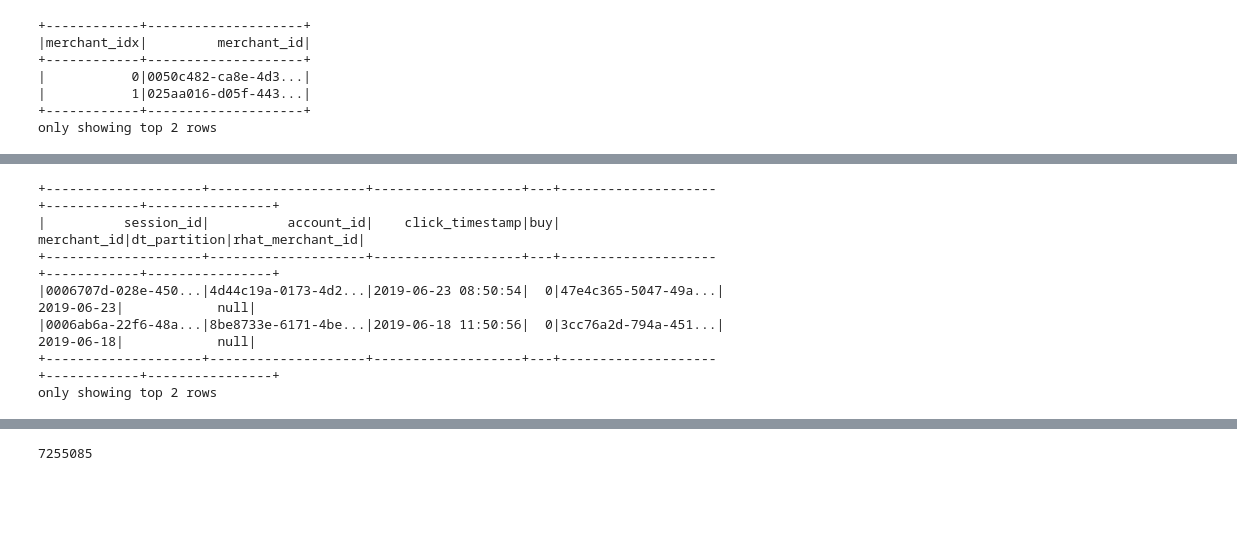
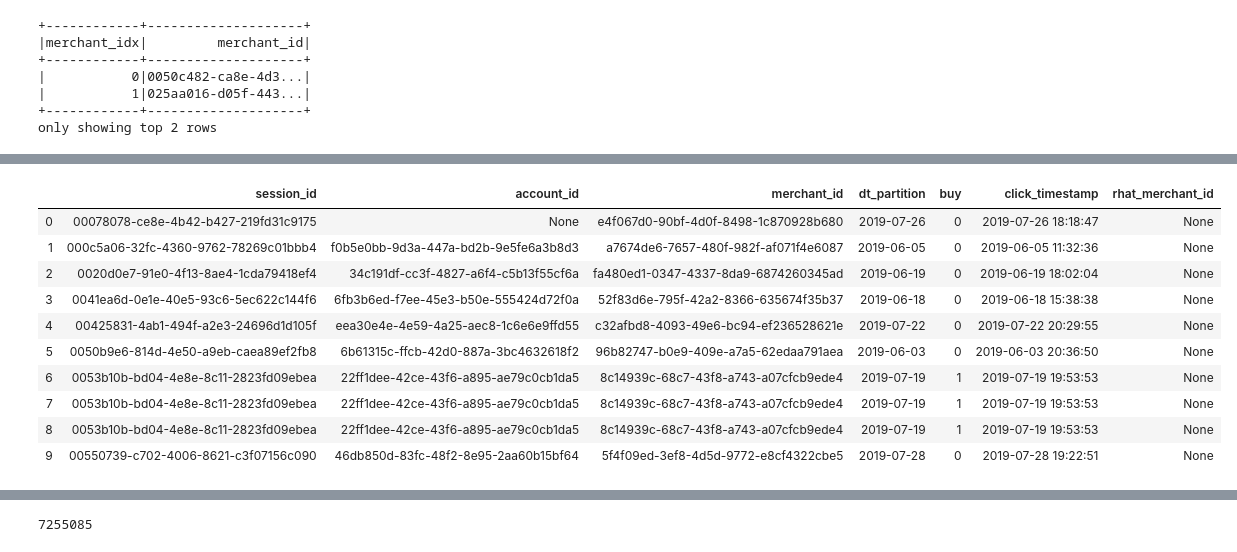
Before and after one commit to deeplearningbrasil/mars-gym, a Jupyter notebook: notebooks/Join Bandits.ipynb, the cells around one changed output, grey strips where cells are left out. Saved outputs shown, nothing was run; the diff lists cells and outputs as text; code cells hidden in the pictures; blank space fills up the shorter version.

```diff
--- a/notebooks/Join Bandits.ipynb
+++ b/notebooks/Join Bandits.ipynb
@@ -128,17 +94,21 @@ df_eval.count()
 # %%
 joined = df_info_session.join(
-    df_eval.select('session_id', 'account_id', 'click_timestamp', 'rhat_merchant_id', 'buy'),
-    ['session_id', 'account_id', 'click_timestamp', 'buy'], how='left').cache()
+            df_eval.select('session_id', 'account_id', 'merchant_id', 'dt_partition', 'rhat_merchant_id', 'buy'),
+        ['session_id', 'account_id', 'merchant_id', 'dt_partition', 'buy'], how='left').cache()
 
-joined.show(2)
+joined.limit(10).toPandas()
 # %% [output]
-+--------------------+--------------------+-------------------+---+--------------------+------------+----------------+
-|          session_id|          account_id|    click_timestamp|buy|         merchant_id|dt_partition|rhat_merchant_id|
-+--------------------+--------------------+-------------------+---+--------------------+------------+----------------+
-|0006707d-028e-450...|4d44c19a-0173-4d2...|2019-06-23 08:50:54|  0|47e4c365-5047-49a...|  2019-06-23|            null|
-|0006ab6a-22f6-48a...|8be8733e-6171-4be...|2019-06-18 11:50:56|  0|3cc76a2d-794a-451...|  2019-06-18|            null|
-+--------------------+--------------------+-------------------+---+--------------------+------------+----------------+
-only showing top 2 rows
+|  | session_id | account_id | merchant_id | dt_partition | buy | click_timestamp | rhat_merchant_id |
+| 0 | 00078078-ce8e-4b42-b427-219fd31c9175 | None | e4f067d0-90bf-4d0f-8498-1c870928b680 | 2019-07-26 | 0 | 2019-07-26 18:18:47 | None |
+| 1 | 000c5a06-32fc-4360-9762-78269c01bbb4 | f0b5e0bb-9d3a-447a-bd2b-9e5fe6a3b8d3 | a7674de6-7657-480f-982f-af071f4e6087 | 2019-06-05 | 0 | 2019-06-05 11:32:36 | None |
+| 2 | 0020d0e7-91e0-4f13-8ae4-1cda79418ef4 | 34c191df-cc3f-4827-a6f4-c5b13f55cf6a | fa480ed1-0347-4337-8da9-6874260345ad | 2019-06-19 | 0 | 2019-06-19 18:02:04 | None |
+| 3 | 0041ea6d-0e1e-40e5-93c6-5ec622c144f6 | 6fb3b6ed-f7ee-45e3-b50e-555424d72f0a | 52f83d6e-795f-42a2-8366-635674f35b37 | 2019-06-18 | 0 | 2019-06-18 15:38:38 | None |
+| 4 | 00425831-4ab1-494f-a2e3-24696d1d105f | eea30e4e-4e59-4a25-aec8-1c6e6e9ffd55 | c32afbd8-4093-49e6-bc94-ef236528621e | 2019-07-22 | 0 | 2019-07-22 20:29:55 | None |
+| 5 | 0050b9e6-814d-4e50-a9eb-caea89ef2fb8 | 6b61315c-ffcb-42d0-887a-3bc4632618f2 | 96b82747-b0e9-409e-a7a5-62edaa791aea | 2019-06-03 | 0 | 2019-06-03 20:36:50 | None |
+| 6 | 0053b10b-bd04-4e8e-8c11-2823fd09ebea | 22ff1dee-42ce-43f6-a895-ae79c0cb1da5 | 8c14939c-68c7-43f8-a743-a07cfcb9ede4 | 2019-07-19 | 1 | 2019-07-19 19:53:53 | None |
+| 7 | 0053b10b-bd04-4e8e-8c11-2823fd09ebea | 22ff1dee-42ce-43f6-a895-ae79c0cb1da5 | 8c14939c-68c7-43f8-a743-a07cfcb9ede4 | 2019-07-19 | 1 | 2019-07-19 19:53:53 | None |
+| 8 | 0053b10b-bd04-4e8e-8c11-2823fd09ebea | 22ff1dee-42ce-43f6-a895-ae79c0cb1da5 | 8c14939c-68c7-43f8-a743-a07cfcb9ede4 | 2019-07-19 | 1 | 2019-07-19 19:53:53 | None |
+| 9 | 00550739-c702-4006-8621-c3f07156c090 | 46db850d-83fc-48f2-8e95-2aa60b15bf64 | 5f4f09ed-3ef8-4d5d-9772-e8cf4322cbe5 | 2019-07-28 | 0 | 2019-07-28 19:22:51 | None |
 # %%
 joined.filter(joined.rhat_merchant_id.isNotNull()).count()
 # %% [output]
```
Also changed, not shown: parts of 18 cells of this notebook, 10 other files.
